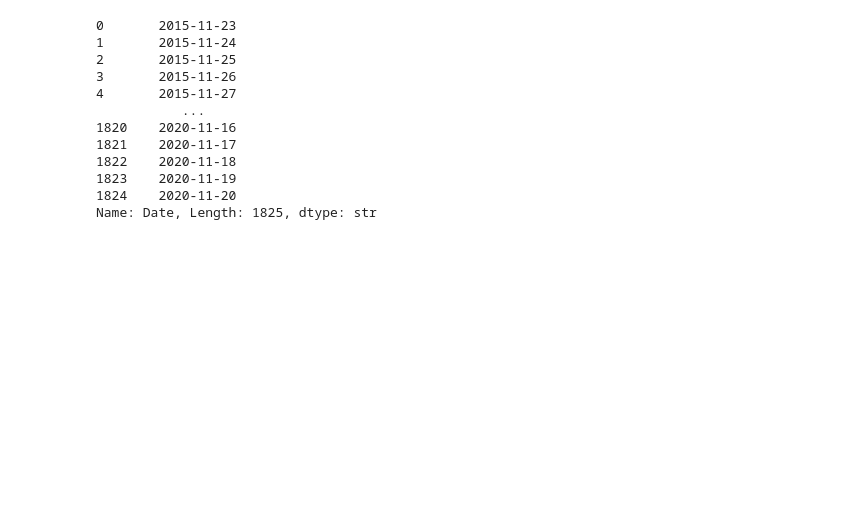
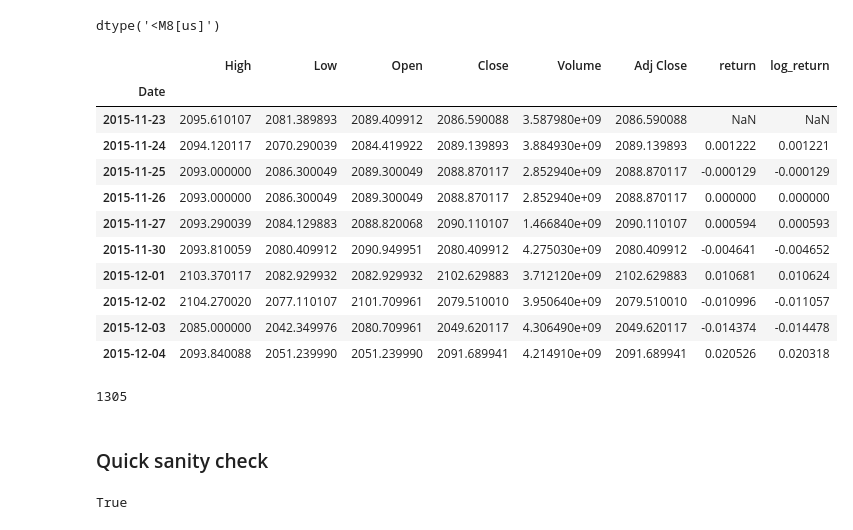
Before and after one commit to Handras18/Time-Series-Forecasting, a Jupyter notebook: 02_preprocessing.ipynb, the cells around one changed output. Drawn from its saved outputs; the diff is of its cells as text; code cells hidden in the pictures; blank space fills up the shorter version.

```diff
--- a/02_preprocessing.ipynb
+++ b/02_preprocessing.ipynb
@@ -9,6 +9,6 @@ from statsmodels.tsa.seasonal import seasonal_decompose
 from statsmodels.graphics.tsaplots import plot_acf, plot_pacf
 # %%
 DATA_PATH=Path("data/yahoo_stock_for_preprocessing.csv")
-df=pd.read_csv(DATA_PATH)
-df
+df=pd.read_csv(DATA_PATH,index_col='Date', parse_dates=True)
+df.info()
 # %% [output]
@@ -27,0 +30,4 @@ df
+# %%
+df.index.dtype
+# %% [output]
+dtype('<M8[us]')
@@ -28,15 +36,20 @@ df
 # %%
-df['Date']
+df=df.asfreq('B')
+df.head(10)
 # %% [output]
-0       2015-11-23
-1       2015-11-24
-2       2015-11-25
-3       2015-11-26
-4       2015-11-27
-           ...
-1820    2020-11-16
-1821    2020-11-17
-1822    2020-11-18
-1823    2020-11-19
-1824    2020-11-20
-Name: Date, Length: 1825, dtype: str
+|  | High | Low | Open | Close | Volume | Adj Close | return | log_return |
+| Date |  |  |  |  |  |  |  |  |
+| 2015-11-23 | 2095.610107 | 2081.389893 | 2089.409912 | 2086.590088 | 3.587980e+09 | 2086.590088 | NaN | NaN |
+| 2015-11-24 | 2094.120117 | 2070.290039 | 2084.419922 | 2089.139893 | 3.884930e+09 | 2089.139893 | 0.001222 | 0.001221 |
+| 2015-11-25 | 2093.000000 | 2086.300049 | 2089.300049 | 2088.870117 | 2.852940e+09 | 2088.870117 | -0.000129 | -0.000129 |
+| 2015-11-26 | 2093.000000 | 2086.300049 | 2089.300049 | 2088.870117 | 2.852940e+09 | 2088.870117 | 0.000000 | 0.000000 |
+| 2015-11-27 | 2093.290039 | 2084.129883 | 2088.820068 | 2090.110107 | 1.466840e+09 | 2090.110107 | 0.000594 | 0.000593 |
+| 2015-11-30 | 2093.810059 | 2080.409912 | 2090.949951 | 2080.409912 | 4.275030e+09 | 2080.409912 | -0.004641 | -0.004652 |
+| 2015-12-01 | 2103.370117 | 2082.929932 | 2082.929932 | 2102.629883 | 3.712120e+09 | 2102.629883 | 0.010681 | 0.010624 |
+| 2015-12-02 | 2104.270020 | 2077.110107 | 2101.709961 | 2079.510010 | 3.950640e+09 | 2079.510010 | -0.010996 | -0.011057 |
+| 2015-12-03 | 2085.000000 | 2042.349976 | 2080.709961 | 2049.620117 | 4.306490e+09 | 2049.620117 | -0.014374 | -0.014478 |
+| 2015-12-04 | 2093.840088 | 2051.239990 | 2051.239990 | 2091.689941 | 4.214910e+09 | 2091.689941 | 0.020526 | 0.020318 |
+# %%
+print(f'{len(df)}')
+# %% [output]
+1305
@@ -42,0 +60,6 @@ Name: Date, Length: 1825, dtype: str
+# %% [markdown]
+### Quick sanity check
+# %%
+df.index.is_monotonic_increasing
+# %% [output]
+True
```
Also changed, not shown: parts of 16 cells of this notebook.
